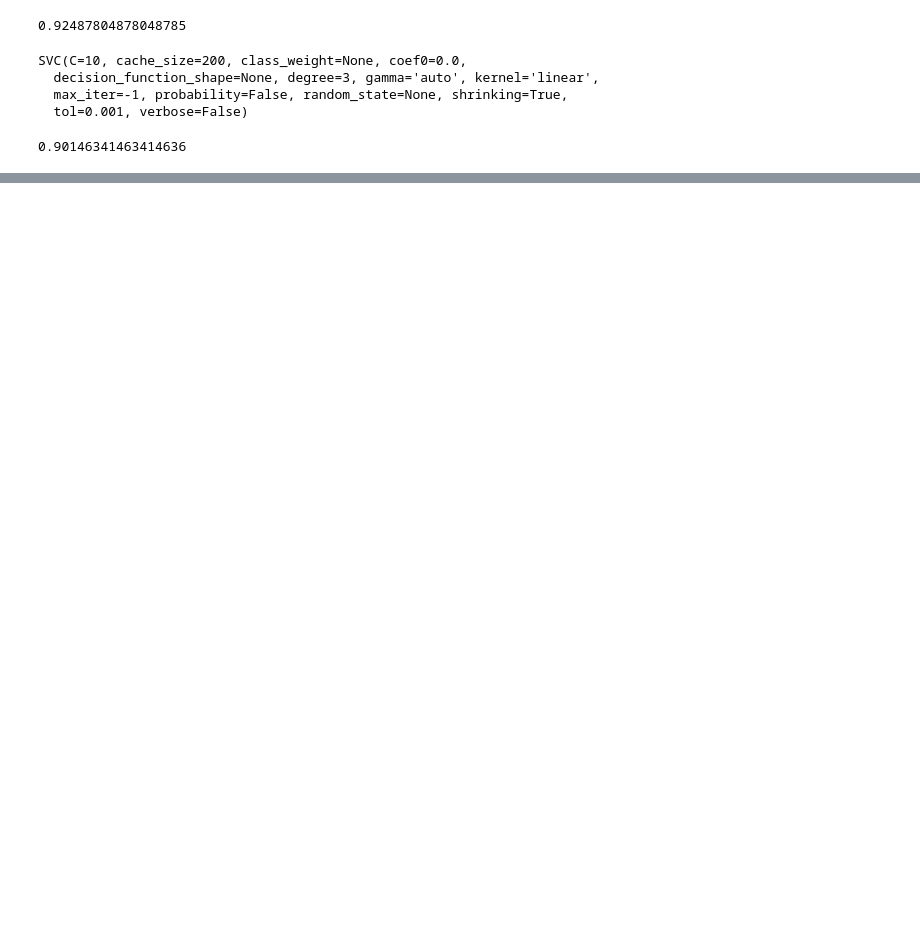
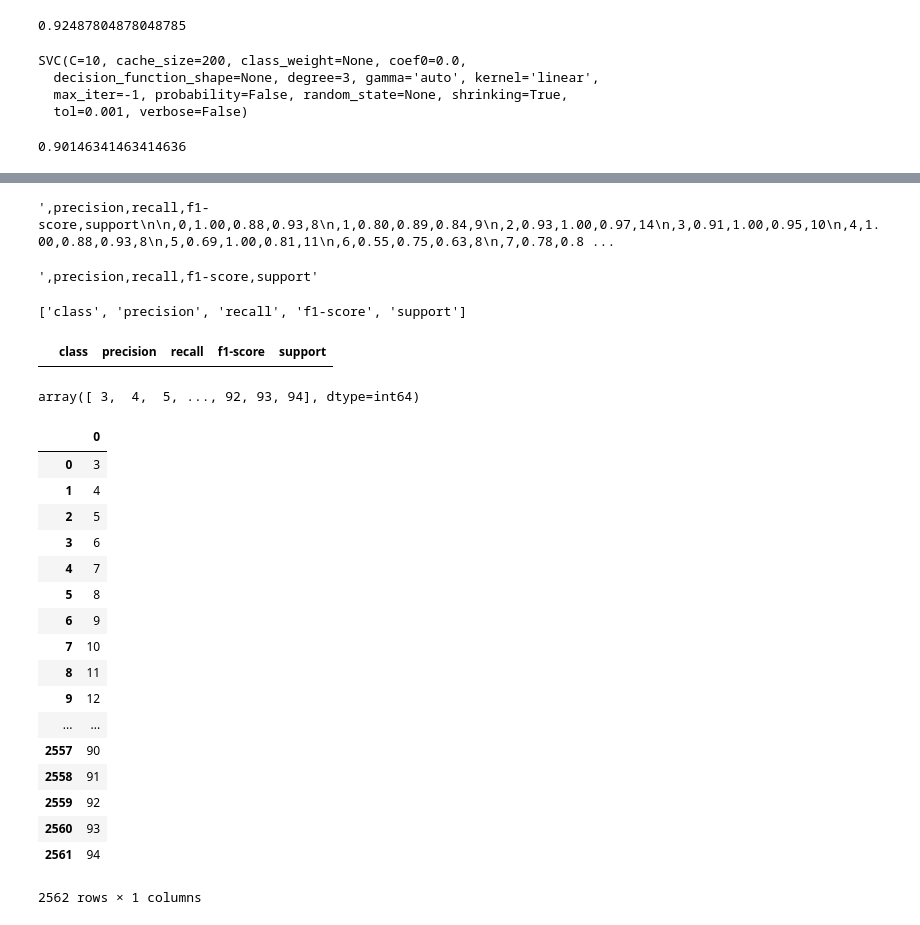
Before and after one commit to anurag-gandhi/Machine-Learning-Course-Project, a Jupyter notebook: Charu - try 1.ipynb, the cells around one changed output, grey strips where cells are left out. Drawn from its saved outputs; the diff is of its cells as text; code cells hidden in the pictures; blank space fills up the shorter version.

```diff
--- a/Charu - try 1.ipynb
+++ b/Charu - try 1.ipynb
@@ -252,0 +249,5 @@ Confusion matrix, without normalization
+# %%
+report = re.sub(' +', ',', report )
+report
+# %% [output]
+',precision,recall,f1-score,support\n\n,0,1.00,0.88,0.93,8\n,1,0.80,0.89,0.84,9\n,2,0.93,1.00,0.97,14\n,3,0.91,1.00,0.95,10\n,4,1.00,0.88,0.93,8\n,5,0.69,1.00,0.81,11\n,6,0.55,0.75,0.63,8\n,7,0.78,0.8 ...
@@ -252,0 +256,4 @@ Confusion matrix, without normalization
+# %%
+line
+# %% [output]
+',precision,recall,f1-score,support'
@@ -252,0 +263,4 @@ Confusion matrix, without normalization
+# %%
+columns
+# %% [output]
+['class', 'precision', 'recall', 'f1-score', 'support']
@@ -252,0 +269,4 @@ Confusion matrix, without normalization
+# %%
+class_report
+# %% [output]
+|  | class | precision | recall | f1-score | support |
@@ -252,0 +280,25 @@ Confusion matrix, without normalization
+# %%
+Y_left
+# %% [output]
+array([ 3,  4,  5, ..., 92, 93, 94], dtype=int64)
+# %%
+pd.DataFrame(Y_left)
+# %% [output]
+|  | 0 |
+| 0 | 3 |
+| 1 | 4 |
+| 2 | 5 |
+| 3 | 6 |
+| 4 | 7 |
+| 5 | 8 |
+| 6 | 9 |
+| 7 | 10 |
+| 8 | 11 |
+| 9 | 12 |
+| ... | ... |
+| 2557 | 90 |
+| 2558 | 91 |
+| 2559 | 92 |
+| 2560 | 93 |
+| 2561 | 94 |
+2562 rows × 1 columns
```
Also changed, not shown: parts of 12 cells of this notebook.
